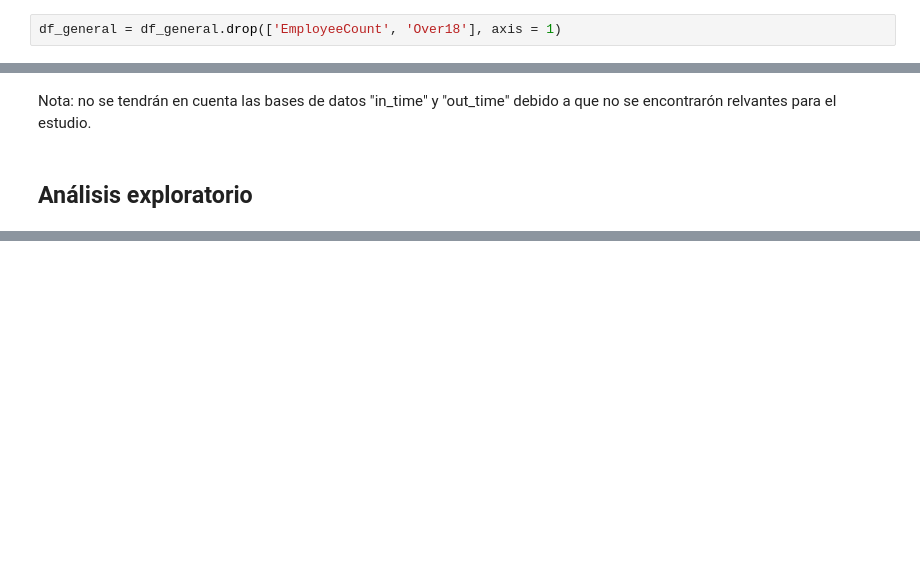
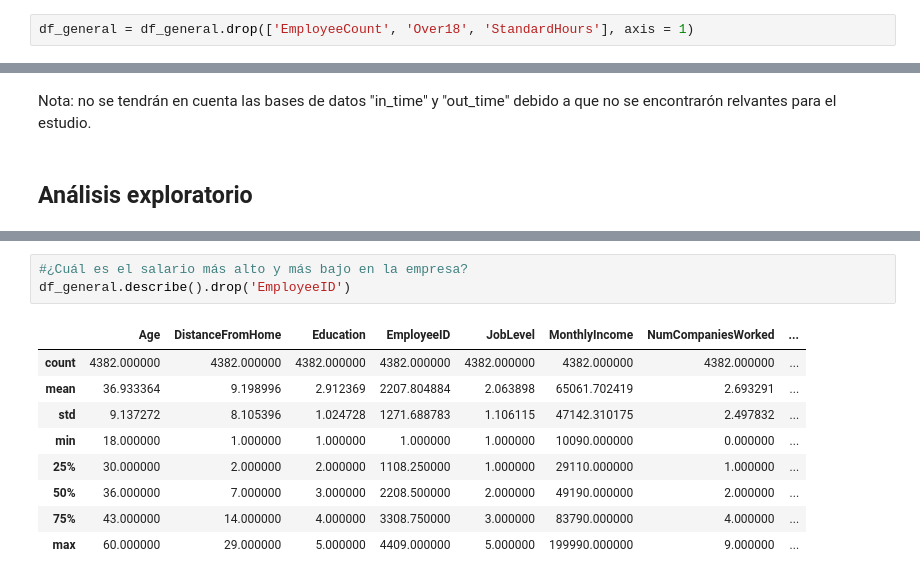
Before and after one commit to jhansanchez/Caso-de-estudio-RH, a Jupyter notebook: casoRH.ipynb, the cells around one changed output, grey strips where cells are left out. Saved outputs shown, nothing was run; the diff lists cells and outputs as text; blank space fills up the shorter version.

```diff
--- a/casoRH.ipynb
+++ b/casoRH.ipynb
@@ -287,7 +288,7 @@ Name: StockOptionLevel, dtype: int64
 #eliminar EmployeeCount, Over18
 #Desconocimiento sobre StockOptionLevel, YearsSinceLastPromotion
 # %%
-df_general = df_general.drop(['EmployeeCount', 'Over18'], axis = 1)
+df_general = df_general.drop(['EmployeeCount', 'Over18', 'StandardHours'], axis = 1)
 # %%
 #eliminación de datos nulos de la base datos generales de los empleados,
 df_general = df_general.dropna()
@@ -397,0 +484,13 @@ Nota: no se tendrán en cuenta las bases de datos "in_time" y "out_time" debido
+# %%
+#¿Cuál es el salario más alto y más bajo en la empresa?
+df_general.describe().drop('EmployeeID')
+# %% [output]
+|  | Age | DistanceFromHome | Education | EmployeeID | JobLevel | MonthlyIncome | NumCompaniesWorked | ... |
+| count | 4382.000000 | 4382.000000 | 4382.000000 | 4382.000000 | 4382.000000 | 4382.000000 | 4382.000000 | ... |
+| mean | 36.933364 | 9.198996 | 2.912369 | 2207.804884 | 2.063898 | 65061.702419 | 2.693291 | ... |
+| std | 9.137272 | 8.105396 | 1.024728 | 1271.688783 | 1.106115 | 47142.310175 | 2.497832 | ... |
+| min | 18.000000 | 1.000000 | 1.000000 | 1.000000 | 1.000000 | 10090.000000 | 0.000000 | ... |
+| 25% | 30.000000 | 2.000000 | 2.000000 | 1108.250000 | 1.000000 | 29110.000000 | 1.000000 | ... |
+| 50% | 36.000000 | 7.000000 | 3.000000 | 2208.500000 | 2.000000 | 49190.000000 | 2.000000 | ... |
+| 75% | 43.000000 | 14.000000 | 4.000000 | 3308.750000 | 3.000000 | 83790.000000 | 4.000000 | ... |
+| max | 60.000000 | 29.000000 | 5.000000 | 4409.000000 | 5.000000 | 199990.000000 | 9.000000 | ... |
```
Also changed, not shown: parts of 9 cells of this notebook.
